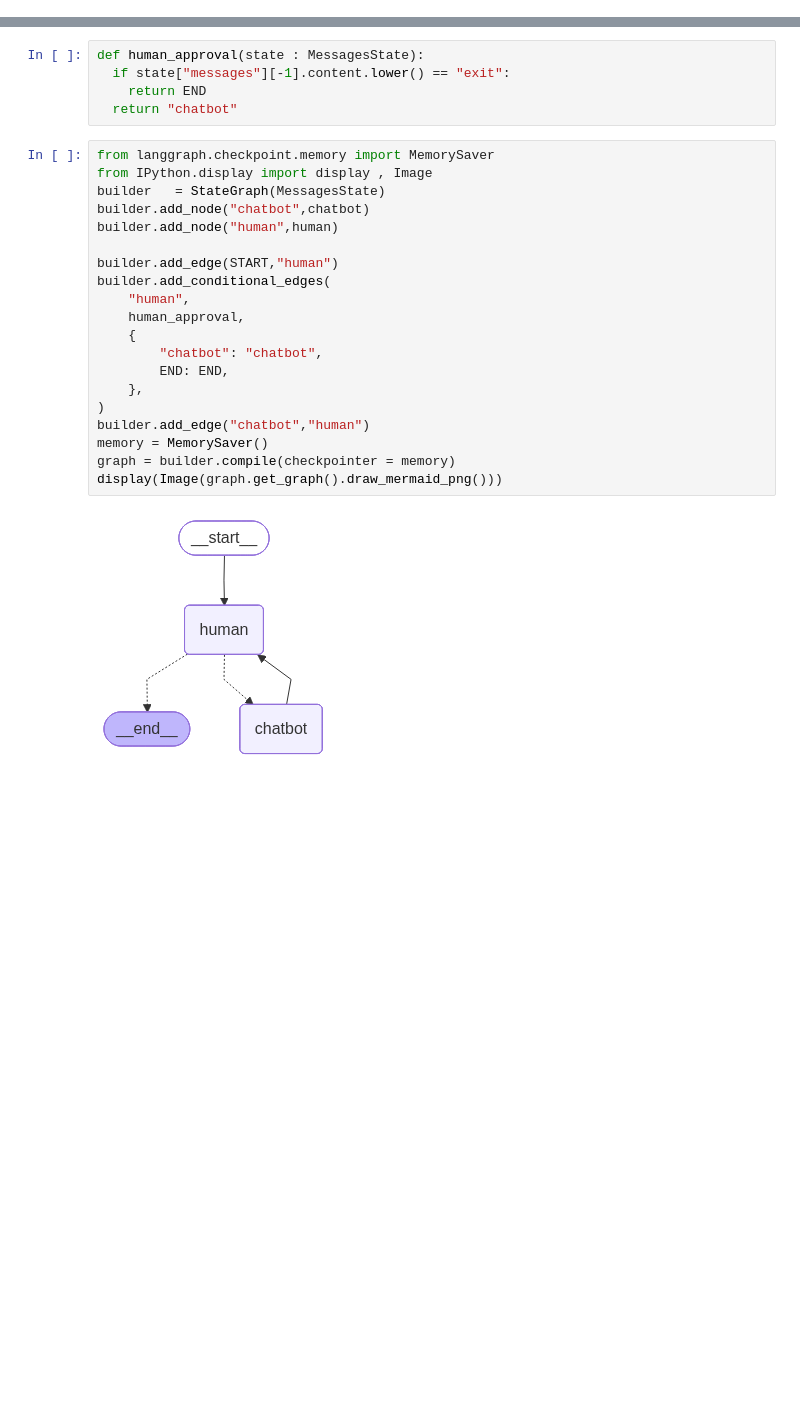
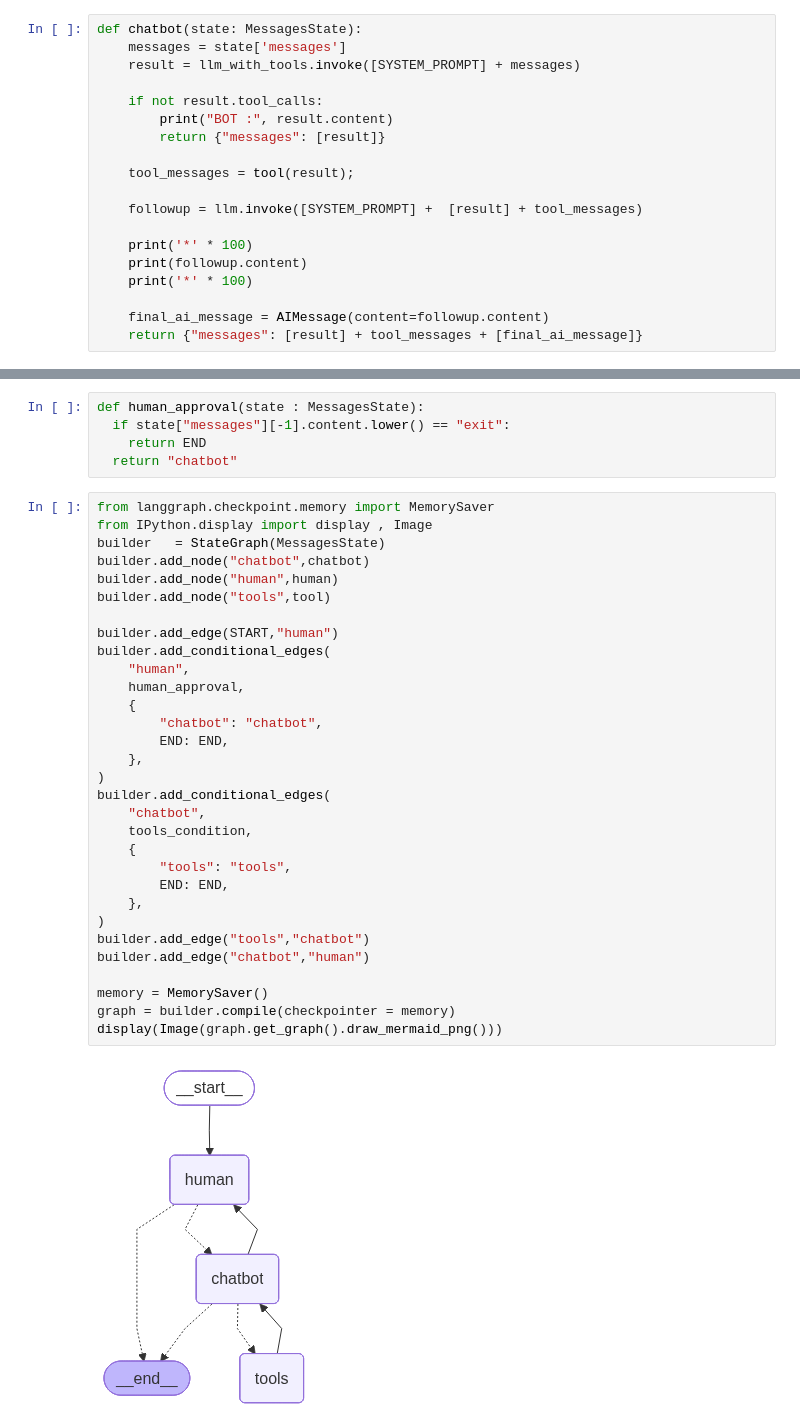
Before and after one commit to DeepanshuSharma1607/langgraph, a Jupyter notebook: langgraph_tool_calling_project.ipynb, the cells around one changed output, grey strips where cells are left out. Saved outputs shown, nothing was run; the diff lists cells and outputs as text; blank space fills up the shorter version.

```diff
--- a/langgraph_tool_calling_project.ipynb
+++ b/langgraph_tool_calling_project.ipynb
@@ -155,3 +138,22 @@ def chatbot(state: MessagesState):
+# %%
+def chatbot(state: MessagesState):
+    messages = state['messages']
+    result = llm_with_tools.invoke([SYSTEM_PROMPT] + messages)
+
+    if not result.tool_calls:
+        print("BOT :", result.content)
+        return {"messages": [result]}
+
+    tool_messages = tool(result);
+
+    followup = llm.invoke([SYSTEM_PROMPT] +  [result] + tool_messages)
+
+    print('*' * 100)
+    print(followup.content)
+    print('*' * 100)
+
+    final_ai_message = AIMessage(content=followup.content)
+    return {"messages": [result] + tool_messages + [final_ai_message]}
 # %%
 def human(state : MessagesState):
     message = input("Ask your question...\n")
@@ -164,23 +166,34 @@ def human_approval(state : MessagesState):
 # %%
 from langgraph.checkpoint.memory import MemorySaver
 from IPython.display import display , Image
 builder   = StateGraph(MessagesState)
 builder.add_node("chatbot",chatbot)
 builder.add_node("human",human)
+builder.add_node("tools",tool)
 
 builder.add_edge(START,"human")
 builder.add_conditional_edges(
     "human",
     human_approval,
     {
         "chatbot": "chatbot",
         END: END,
     },
 )
+builder.add_conditional_edges(
+    "chatbot",
+    tools_condition,
+    {
+        "tools": "tools",
+        END: END,
+    },
+)
+builder.add_edge("tools","chatbot")
 builder.add_edge("chatbot","human")
+
 memory = MemorySaver()
 graph = builder.compile(checkpointer = memory)
 display(Image(graph.get_graph().draw_mermaid_png()))
 # %% [output]
-[figure, old version]
+[figure, new version]
 # %%
```
Also changed, not shown: parts of 4 cells of this notebook.
